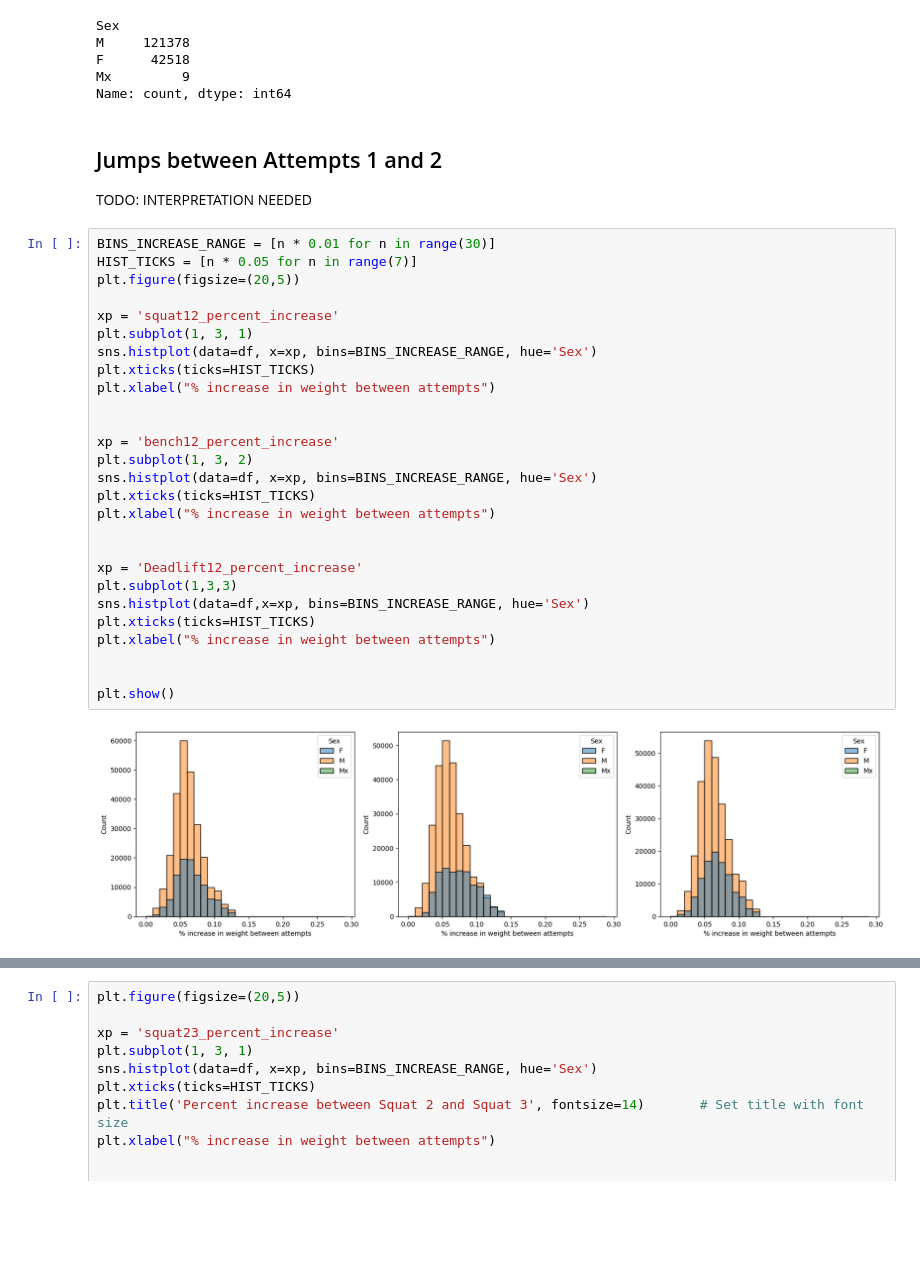
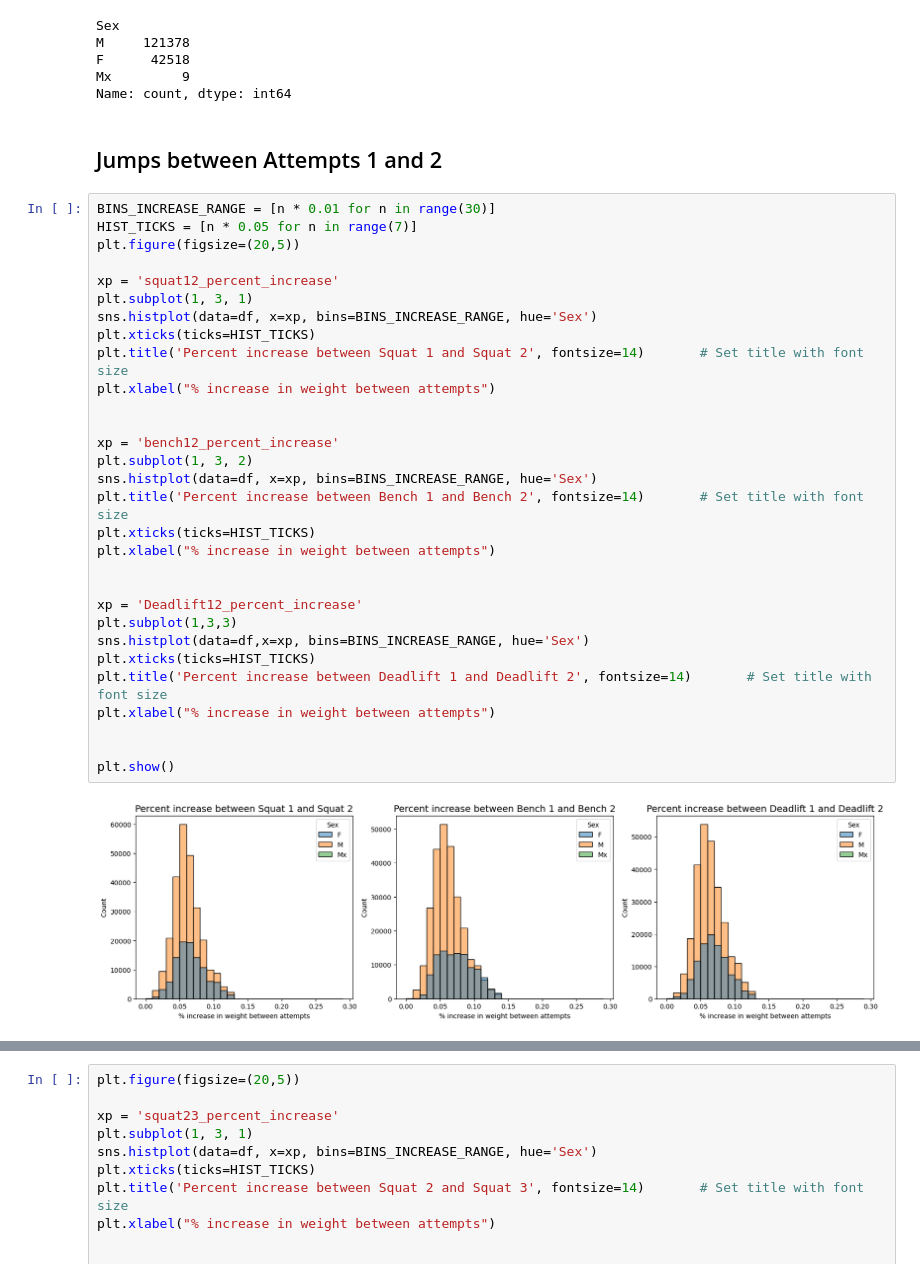
Before and after one commit to COGS108/Group035_WI24, a Jupyter notebook: EDACheckpoint_Group035_WI24.ipynb, the cells around one changed output, grey strips where cells are left out. Saved outputs shown, nothing was run; the diff lists cells and outputs as text; blank space fills up the shorter version.

```diff
--- a/EDACheckpoint_Group035_WI24.ipynb
+++ b/EDACheckpoint_Group035_WI24.ipynb
@@ -323,34 +323,35 @@ Mx         9
 Name: count, dtype: int64
 # %% [markdown]
 ## Jumps between Attempts 1 and 2
-
-TODO: INTERPRETATION NEEDED
 # %%
 BINS_INCREASE_RANGE = [n * 0.01 for n in range(30)]
 HIST_TICKS = [n * 0.05 for n in range(7)]
 plt.figure(figsize=(20,5))
 
 xp = 'squat12_percent_increase'
 plt.subplot(1, 3, 1)
 sns.histplot(data=df, x=xp, bins=BINS_INCREASE_RANGE, hue='Sex')
 plt.xticks(ticks=HIST_TICKS)
+plt.title('Percent increase between Squat 1 and Squat 2', fontsize=14)       # Set title with font size
 plt.xlabel("% increase in weight between attempts")
 
 
 xp = 'bench12_percent_increase'
 plt.subplot(1, 3, 2)
 sns.histplot(data=df, x=xp, bins=BINS_INCREASE_RANGE, hue='Sex')
+plt.title('Percent increase between Bench 1 and Bench 2', fontsize=14)       # Set title with font size
 plt.xticks(ticks=HIST_TICKS)
 plt.xlabel("% increase in weight between attempts")
 
 
 xp = 'Deadlift12_percent_increase'
 plt.subplot(1,3,3)
 sns.histplot(data=df,x=xp, bins=BINS_INCREASE_RANGE, hue='Sex')
 plt.xticks(ticks=HIST_TICKS)
+plt.title('Percent increase between Deadlift 1 and Deadlift 2', fontsize=14)       # Set title with font size
 plt.xlabel("% increase in weight between attempts")
 
 
 plt.show()
 # %% [output]
-[figure, old version]
+[figure, new version]
```
Also changed, not shown: parts of 10 cells of this notebook.
